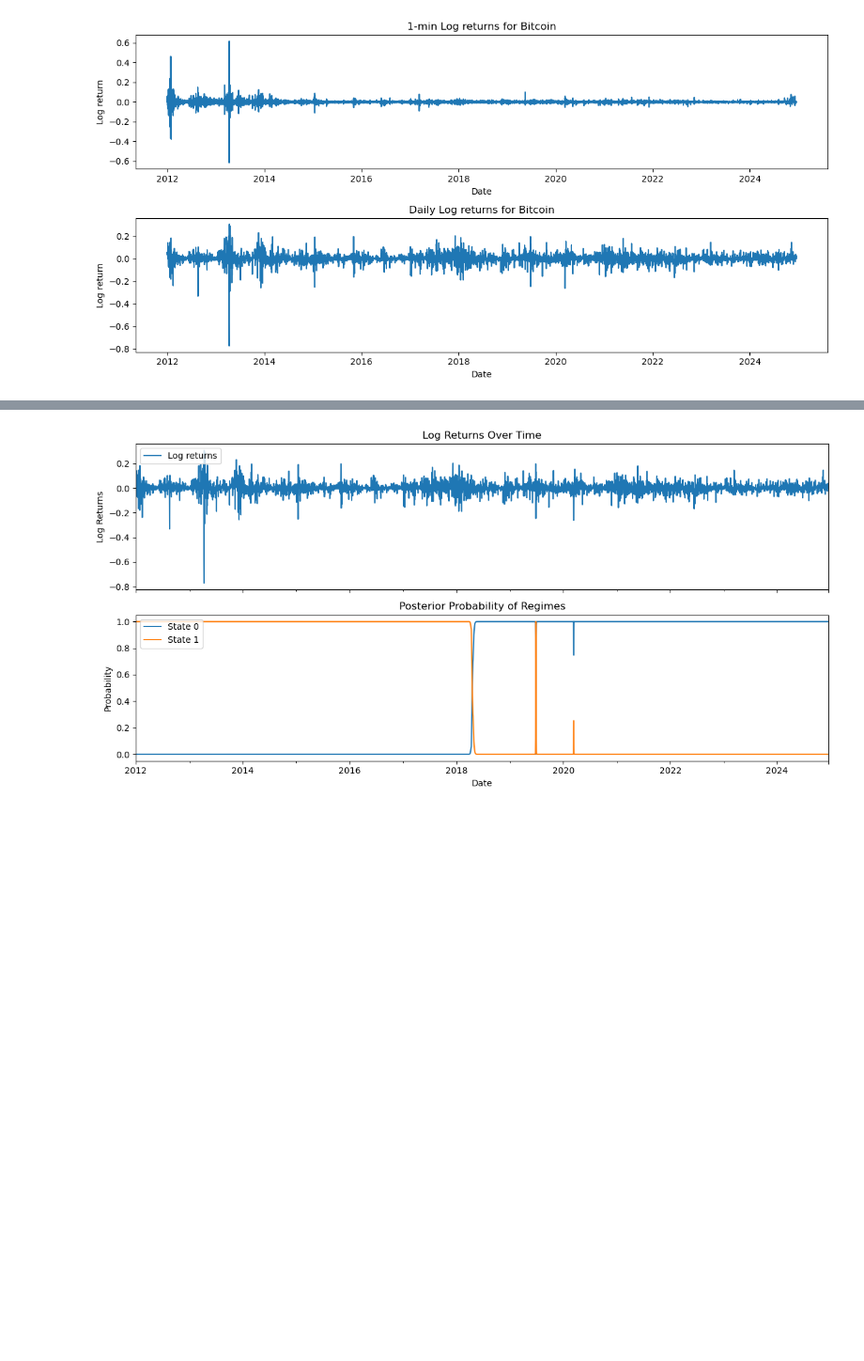
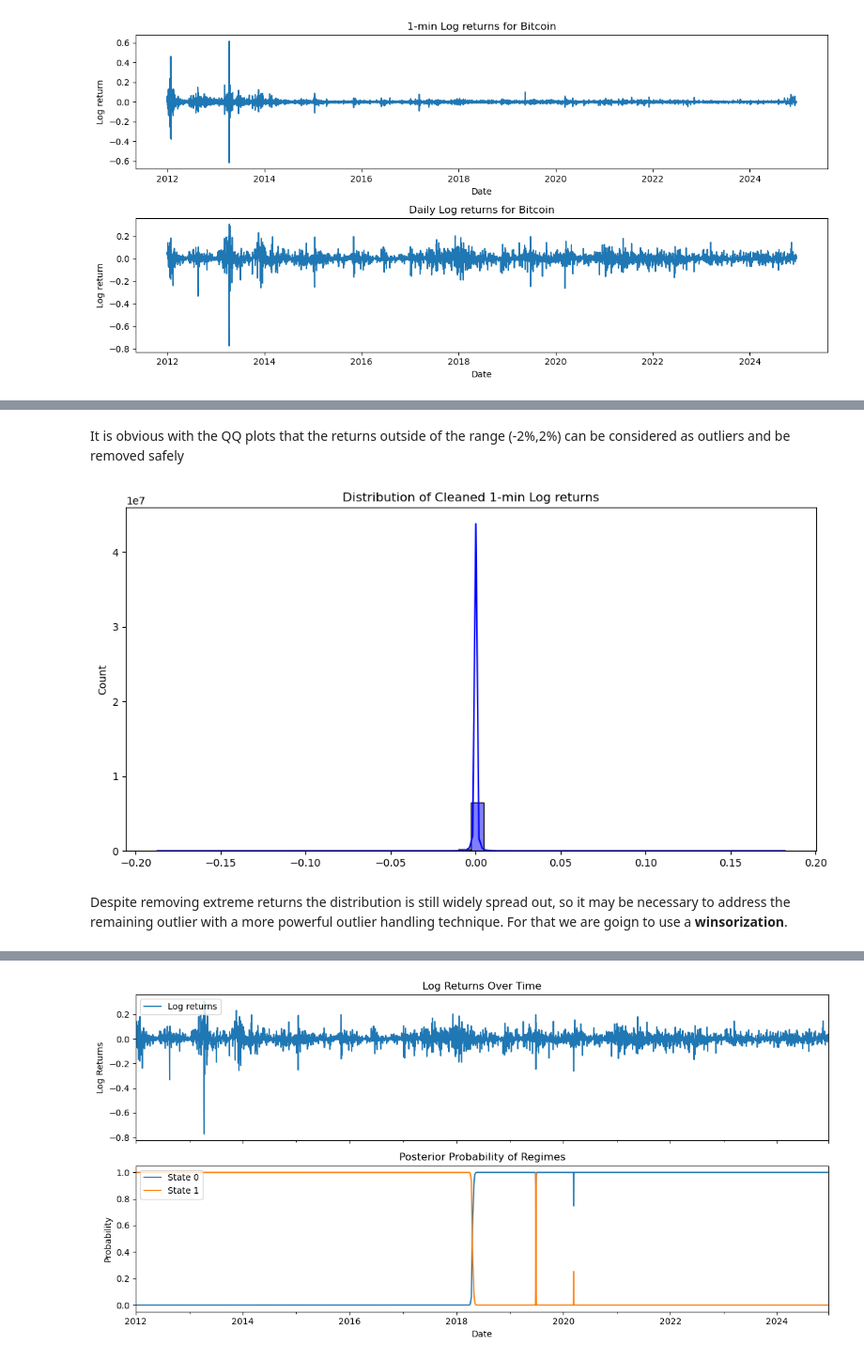
Before and after one commit to anthonymakarewicz/bitcoin-momentum-trading, a Jupyter notebook: main.ipynb, the cells around one changed output, grey strips where cells are left out. Shown at 94% size. Saved outputs shown, nothing was run; the diff lists cells and outputs as text; code cells hidden in the pictures; blank space fills up the shorter version.

```diff
--- a/main.ipynb
+++ b/main.ipynb
@@ -185,0 +255,22 @@ plt.show()
+# %% [markdown]
+It is obvious with the QQ plots that the returns outside of the range (-2%,2%) can be considered as outliers and be removed safely
+# %%
+# Define return thresholds based on visual analysis of QQ plot
+lower_bound = -0.2
+upper_bound = 0.2
+
+bitcoin = bitcoin.filter(
+    (pl.col("Log returns") >= lower_bound) & (pl.col("Log returns") <= upper_bound)
+)
+
+plt.figure(figsize=(12, 6))
+sns.histplot(
+    bitcoin.select("Log returns").to_series(),
+    kde=True, bins=50, color="blue"
+)
+plt.title("Distribution of Cleaned 1-min Log returns")
+plt.show()
+# %% [output]
+[figure, added]
+# %% [markdown]
+Despite removing extreme returns the distribution is still widely spread out, so it may be necessary to address the remaining outlier with a more powerful outlier handling technique. For that we are goign to use a **winsorization**.
```
Also changed, not shown: parts of 12 cells of this notebook.
